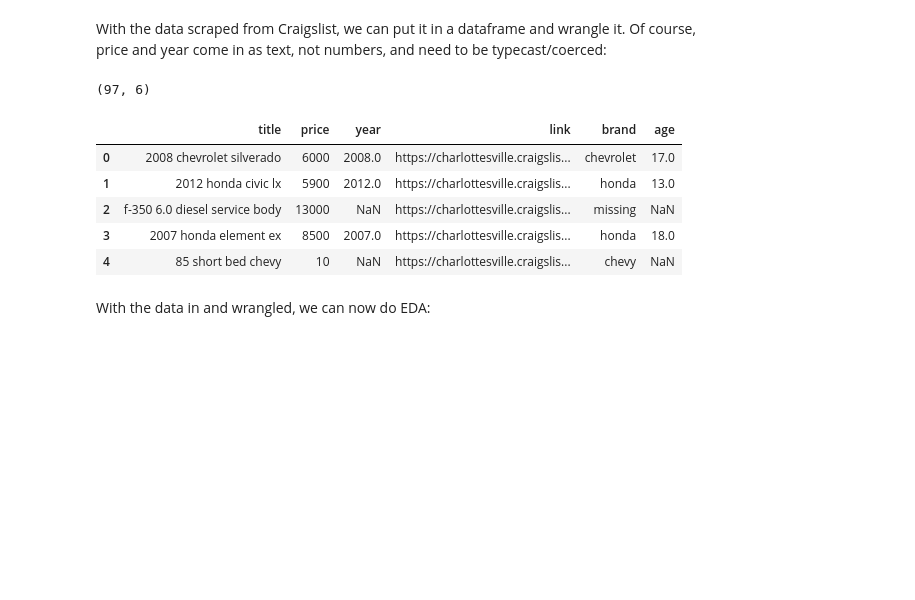
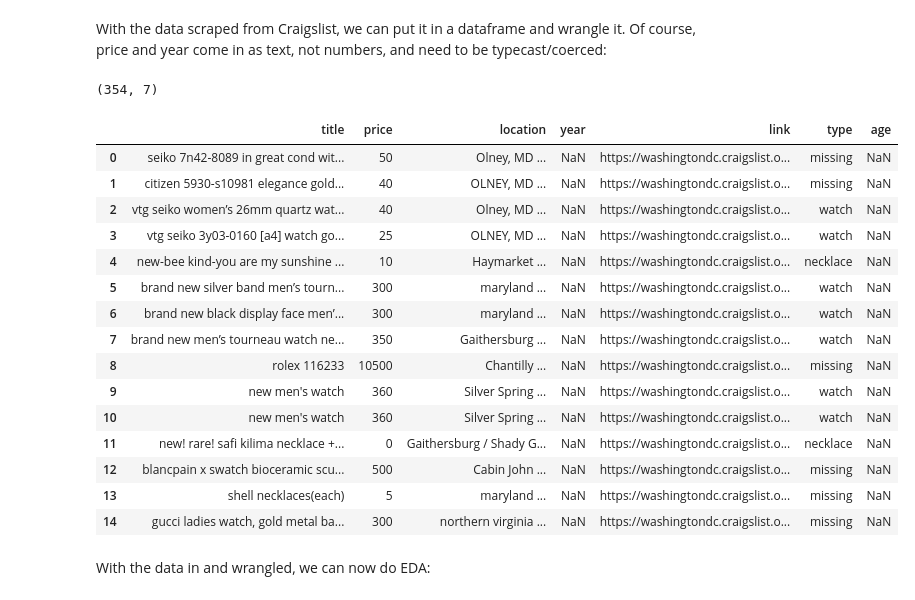
Before and after one commit to gffiveash/Labs, a Jupyter notebook: lab_notebook.ipynb, the cells around one changed output. Drawn from its saved outputs; the diff is of its cells as text; code cells hidden in the pictures; blank space fills up the shorter version.

```diff
--- a/lab_notebook.ipynb
+++ b/lab_notebook.ipynb
@@ -21,7 +21,7 @@ import seaborn as sns
 import requests # Page requests
 
 header = {'User-Agent': 'Mozilla/5.0 (Windows NT 10.0; Win64; x64; rv:124.0) Gecko/20100101 Firefox/124.0'}
-url = 'https://charlottesville.craigslist.org/search/cta?purveyor=owner#search=1~gallery~0~0'
+url = 'https://washingtondc.craigslist.org/search/jwa?purveyor=owner#search=1~gallery~0~23'
 raw = requests.get(url,headers=header) # Get page
 # %% [markdown]
 Now that we have that particular page available locally, we want to **parse** it and get results from it. To do that, we can use a package called `beautifulSoup` or `bs4`.
@@ -64,22 +64,22 @@ This is all nested in a for-loop over the listings, and the data is appended to
 # %%
 import re # Regular expressions
 
-brands = ['honda', 'dodge','toyota','ford','tesla','gmc','jeep','bmw','mitsubishi','mazda',
-          'volvo','audi','volkswagen','chevy','chevrolet','acura','kia','subaru','lexus',
-          'cadillac','buick','porsche','infiniti']
+types = ['watch', 'watches','earrings','ring','rings','pendant','necklace',
+         'necklaces','brooch','jeep','jewelry box', 'bracelet', 'bracelets']
 
 data = [] # We'll save our listings in this object
 for k in range( len(listings) ):
     title = listings[k].find('div',class_='title').get_text().lower()
     price = listings[k].find('div',class_='price').get_text()
+    location = listings[k].find('div',class_='location').get_text()
     link = listings[k].find(href=True)['href']
-    # Get brand from the title string:
+    # Get jewelry type from the title string:
     words = title.split()
-    hits = [word for word in words if word in brands] # Find brands in the title
+    hits = [word for word in words if word in types] # Find jewelry type in the title
     if len(hits) == 0:
-        brand = 'missing'
+        type = 'missing'
     else:
-        brand = hits[0]
+        type = hits[0]
     # Get years from title string:
     regex_search = re.search(r'20[0-9][0-9]|19[0-9][0-9]', title ) # Find year references
     if regex_search is None: # If no hits, record year as missing value
@@ -87,7 +87,7 @@ for k in range( len(listings) ):
     else: # If hits, record year as first match
         year = regex_search.group(0)
     #
-    data.append({'title':title,'price':price,'year':year,'link':link,'brand':brand})
+    data.append({'title':title,'price':price,'location':location,'year':year,'link':link,'type':type})
 # %% [markdown]
 ## 3. Wrangle your data, do some EDA, and make some plots. Try to find some interesting relationships or stories to tell about your data.
 # %% [markdown]
@@ -96,21 +96,32 @@ With the data scraped from Craigslist, we can put it in a dataframe and wrangle
 # %%
 ## Wrangle the data
 df = pd.DataFrame.from_dict(data)
 df['price'] = df['price'].str.replace('$','')
 df['price'] = df['price'].str.replace(',','')
 df['price'] = pd.to_numeric(df['price'],errors='coerce')
+df['location'] = df['location'].str.replace('\n','')
 df['year'] = pd.to_numeric(df['year'],errors='coerce')
 df['age'] = 2025-df['year']
 print(df.shape)
-df.to_csv('craigslist_cville_cars.csv') # Save data in case of a disaster
-df.head()
+df.to_csv('craigslist_cville_jewelry.csv') # Save data in case of a disaster
+df.head(15)
 # %% [output]
-(97, 6)
+(354, 7)
-|  | title | price | year | link | brand | age |
-| 0 | 2008 chevrolet silverado | 6000 | 2008.0 | https://charlottesville.craigslis... | chevrolet | 17.0 |
-| 1 | 2012 honda civic lx | 5900 | 2012.0 | https://charlottesville.craigslis... | honda | 13.0 |
-| 2 | f-350 6.0 diesel service body | 13000 | NaN | https://charlottesville.craigslis... | missing | NaN |
-| 3 | 2007 honda element ex | 8500 | 2007.0 | https://charlottesville.craigslis... | honda | 18.0 |
-| 4 | 85 short bed chevy | 10 | NaN | https://charlottesville.craigslis... | chevy | NaN |
+|  | title | price | location | year | link | type | age |
+| 0 | seiko 7n42-8089 in great cond wit... | 50 | Olney, MD ... | NaN | https://washingtondc.craigslist.o... | missing | NaN |
+| 1 | citizen 5930-s10981 elegance gold... | 40 | OLNEY, MD ... | NaN | https://washingtondc.craigslist.o... | missing | NaN |
+| 2 | vtg seiko women’s 26mm quartz wat... | 40 | Olney, MD ... | NaN | https://washingtondc.craigslist.o... | watch | NaN |
+| 3 | vtg seiko 3y03-0160 [a4] watch go... | 25 | OLNEY, MD ... | NaN | https://washingtondc.craigslist.o... | watch | NaN |
+| 4 | new-bee kind-you are my sunshine ... | 10 | Haymarket ... | NaN | https://washingtondc.craigslist.o... | necklace | NaN |
+| 5 | brand new silver band men’s tourn... | 300 | maryland ... | NaN | https://washingtondc.craigslist.o... | watch | NaN |
+| 6 | brand new black display face men’... | 300 | maryland ... | NaN | https://washingtondc.craigslist.o... | watch | NaN |
+| 7 | brand new men’s tourneau watch ne... | 350 | Gaithersburg ... | NaN | https://washingtondc.craigslist.o... | watch | NaN |
+| 8 | rolex 116233 | 10500 | Chantilly ... | NaN | https://washingtondc.craigslist.o... | missing | NaN |
+| 9 | new men's watch | 360 | Silver Spring ... | NaN | https://washingtondc.craigslist.o... | watch | NaN |
+| 10 | new men's watch | 360 | Silver Spring ... | NaN | https://washingtondc.craigslist.o... | watch | NaN |
+| 11 | new! rare! safi kilima necklace +... | 0 | Gaithersburg / Shady G... | NaN | https://washingtondc.craigslist.o... | necklace | NaN |
+| 12 | blancpain x swatch bioceramic scu... | 500 | Cabin John ... | NaN | https://washingtondc.craigslist.o... | missing | NaN |
+| 13 | shell necklaces(each) | 5 | maryland ... | NaN | https://washingtondc.craigslist.o... | missing | NaN |
+| 14 | gucci ladies watch, gold metal ba... | 300 | northern virginia ... | NaN | https://washingtondc.craigslist.o... | missing | NaN |
 # %% [markdown]
 With the data in and wrangled, we can now do EDA:
```
Also changed, not shown: parts of 9 cells of this notebook.
